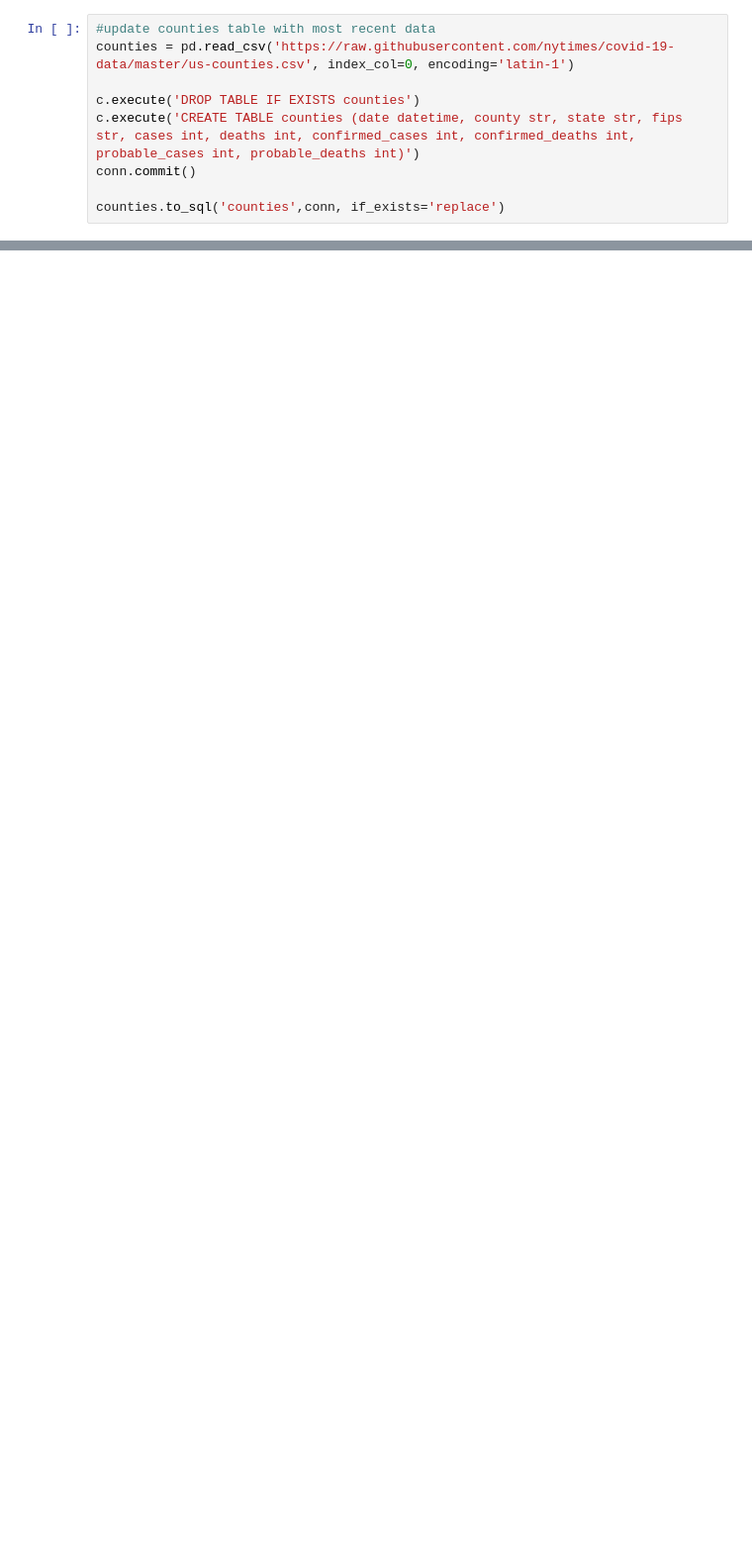
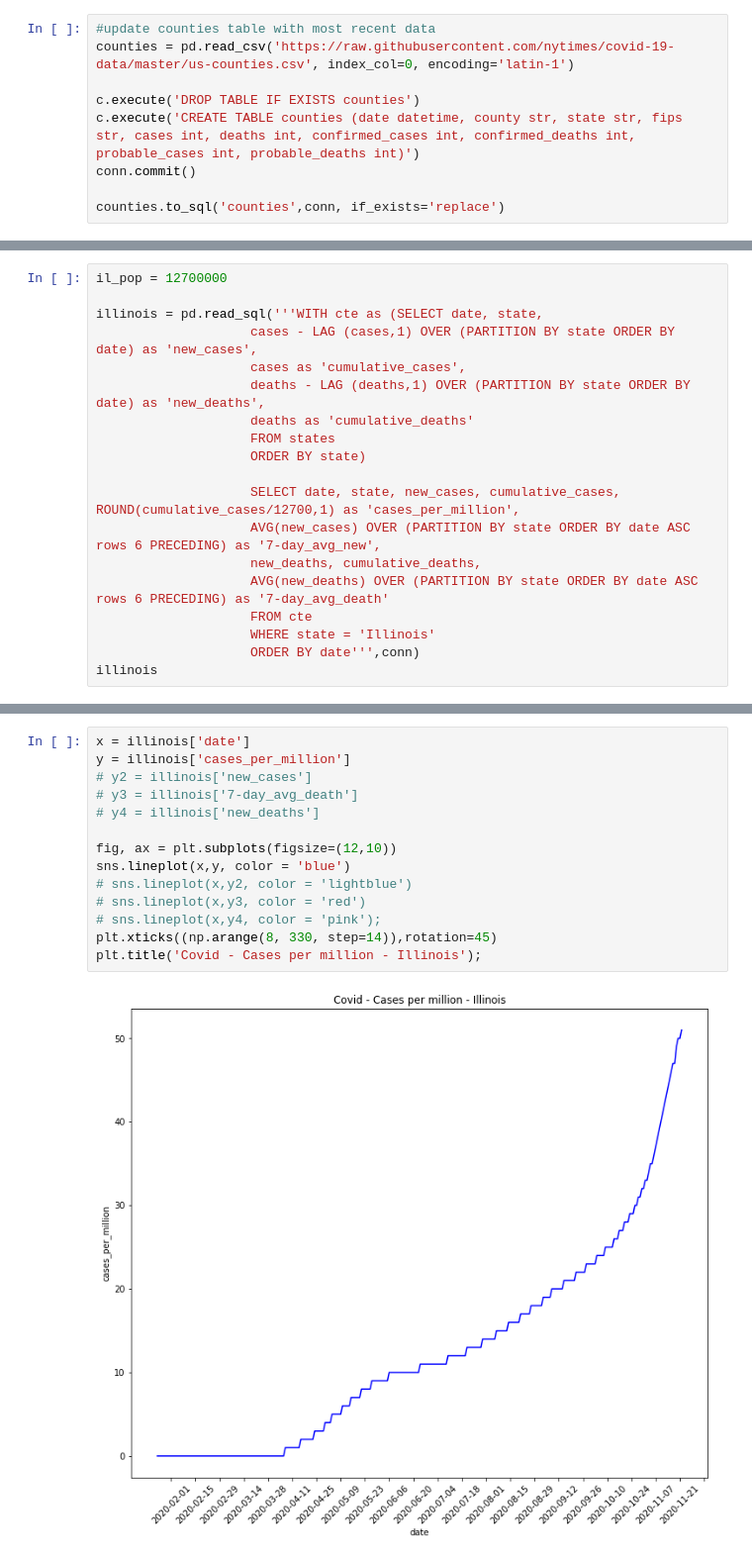
Before and after one commit to aspotter99/SQL_talk, a Jupyter notebook: notebooks/Window_functions.ipynb, the cells around one changed output, grey strips where cells are left out. Shown at 99% size. Cells and saved outputs as stored; diff of their text form; blank space fills up the shorter version.

```diff
--- a/notebooks/Window_functions.ipynb
+++ b/notebooks/Window_functions.ipynb
@@ -297,0 +413,19 @@ plt.title('Covid - New Cases and Deaths - Cook County Illinois');
+# %%
+il_pop = 12700000
+
+illinois = pd.read_sql('''WITH cte as (SELECT date, state,
+                    cases - LAG (cases,1) OVER (PARTITION BY state ORDER BY date) as 'new_cases',
+                    cases as 'cumulative_cases',
+                    deaths - LAG (deaths,1) OVER (PARTITION BY state ORDER BY date) as 'new_deaths',
+                    deaths as 'cumulative_deaths'
+                    FROM states
+                    ORDER BY state)
+
+                    SELECT date, state, new_cases, cumulative_cases, ROUND(cumulative_cases/12700,1) as 'cases_per_million',
+                    AVG(new_cases) OVER (PARTITION BY state ORDER BY date ASC rows 6 PRECEDING) as '7-day_avg_new',
+                    new_deaths, cumulative_deaths,
+                    AVG(new_deaths) OVER (PARTITION BY state ORDER BY date ASC rows 6 PRECEDING) as '7-day_avg_death'
+                    FROM cte
+                    WHERE state = 'Illinois'
+                    ORDER BY date''',conn)
+illinois
@@ -297,0 +446,16 @@ plt.title('Covid - New Cases and Deaths - Cook County Illinois');
+# %%
+x = illinois['date']
+y = illinois['cases_per_million']
+# y2 = illinois['new_cases']
+# y3 = illinois['7-day_avg_death']
+# y4 = illinois['new_deaths']
+
+fig, ax = plt.subplots(figsize=(12,10))
+sns.lineplot(x,y, color = 'blue')
+# sns.lineplot(x,y2, color = 'lightblue')
+# sns.lineplot(x,y3, color = 'red')
+# sns.lineplot(x,y4, color = 'pink');
+plt.xticks((np.arange(8, 330, step=14)),rotation=45)
+plt.title('Covid - Cases per million - Illinois');
+# %% [output]
+[figure, added]
```
Also changed, not shown: parts of 19 cells of this notebook, 3 other files.
